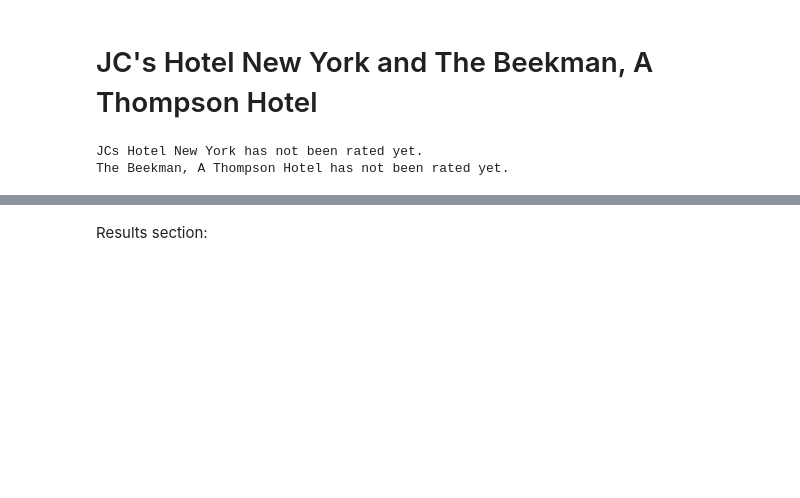
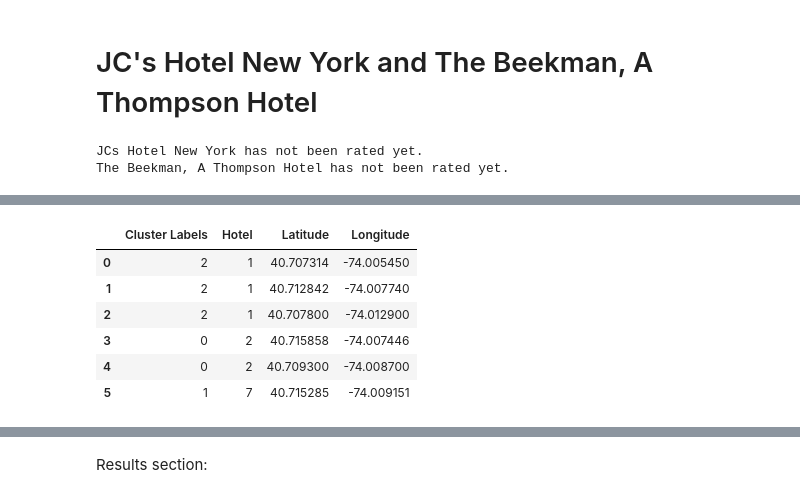
Before and after one commit to johnsccl123/IBM-Watson-Notebook, a Jupyter notebook: Business Project.ipynb, the cells around one changed output, grey strips where cells are left out. Drawn from its saved outputs; the diff is of its cells as text; code cells hidden in the pictures; blank space fills up the shorter version.

```diff
--- a/Business Project.ipynb
+++ b/Business Project.ipynb
@@ -517,3 +513,13 @@ array([0, 1, 0], dtype=int32)
 # %%
-cdf1c.insert(0, 'Cluster Labels', kmeans.labels_)
+df333c.insert(0, 'Cluster Labels', kmeans.labels_) #assigned clusters label
+# %%
+df333c #check the group
+# %% [output]
+|  | Cluster Labels | Hotel | Latitude | Longitude |
+| 0 | 2 | 1 | 40.707314 | -74.005450 |
+| 1 | 2 | 1 | 40.712842 | -74.007740 |
+| 2 | 2 | 1 | 40.707800 | -74.012900 |
+| 3 | 0 | 2 | 40.715858 | -74.007446 |
+| 4 | 0 | 2 | 40.709300 | -74.008700 |
+| 5 | 1 | 7 | 40.715285 | -74.009151 |
 # %%
```
Also changed, not shown: parts of 13 cells of this notebook.
